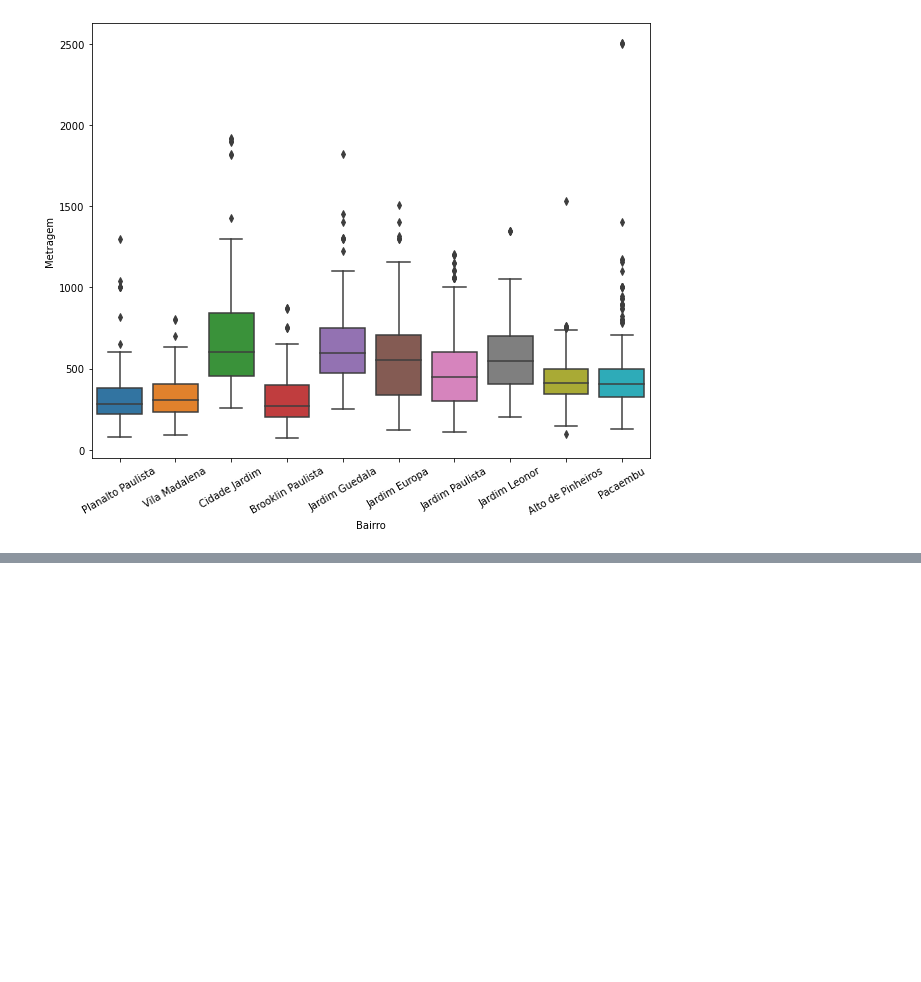
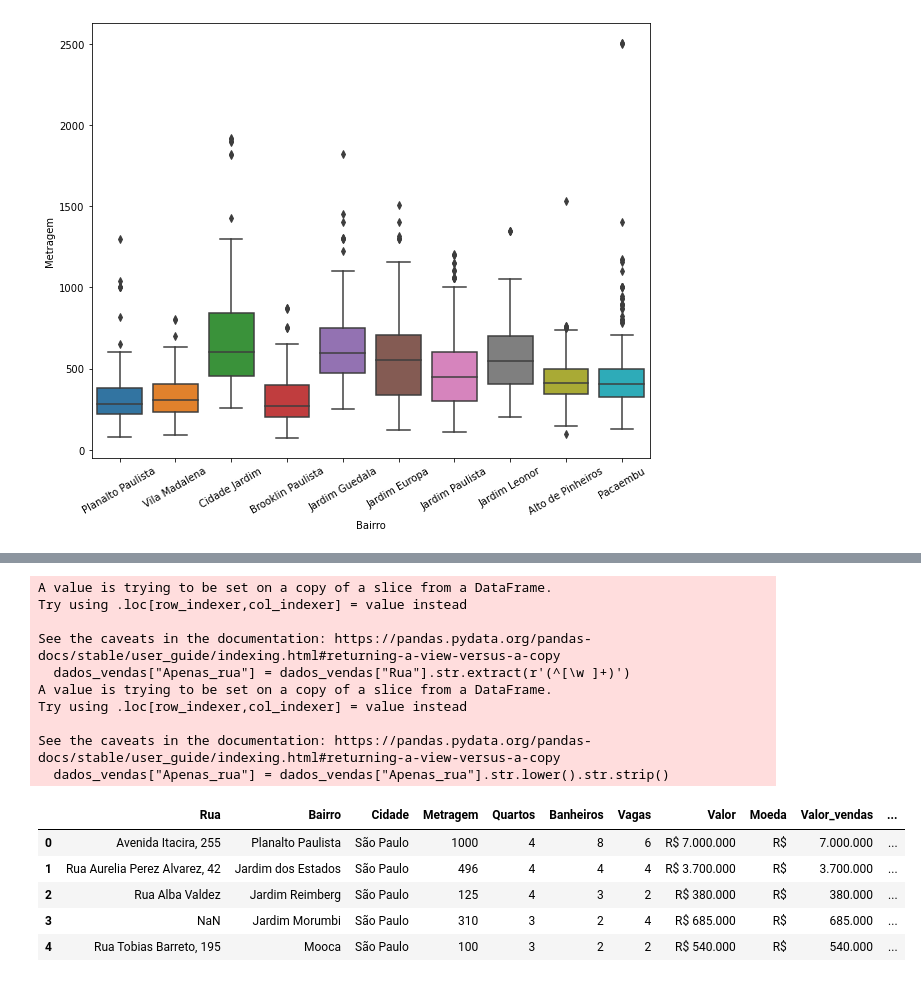
Before and after one commit to CaioPinho9/data-science, a Jupyter notebook: dados.ipynb, the cells around one changed output, grey strips where cells are left out. Saved outputs shown, nothing was run; the diff lists cells and outputs as text; code cells hidden in the pictures; blank space fills up the shorter version.

```diff
--- a/dados.ipynb
+++ b/dados.ipynb
@@ -170,0 +189,21 @@ plt.show()
+# %%
+dados_vendas["Apenas_rua"] = dados_vendas["Rua"].str.extract(r'(^[\w ]+)')
+dados_vendas["Apenas_rua"] = dados_vendas["Apenas_rua"].str.lower().str.strip()
+dados_vendas.head()
+# %% [output]
+A value is trying to be set on a copy of a slice from a DataFrame.
+Try using .loc[row_indexer,col_indexer] = value instead
+
+See the caveats in the documentation: https://pandas.pydata.org/pandas-docs/stable/user_guide/indexing.html#returning-a-view-versus-a-copy
+  dados_vendas["Apenas_rua"] = dados_vendas["Rua"].str.extract(r'(^[\w ]+)')
+A value is trying to be set on a copy of a slice from a DataFrame.
+Try using .loc[row_indexer,col_indexer] = value instead
+
+See the caveats in the documentation: https://pandas.pydata.org/pandas-docs/stable/user_guide/indexing.html#returning-a-view-versus-a-copy
+  dados_vendas["Apenas_rua"] = dados_vendas["Apenas_rua"].str.lower().str.strip()
+|  | Rua | Bairro | Cidade | Metragem | Quartos | Banheiros | Vagas | Valor | Moeda | Valor_vendas | ... |
+| 0 | Avenida Itacira, 255 | Planalto Paulista | São Paulo | 1000 | 4 | 8 | 6 | R$ 7.000.000 | R$ | 7.000.000 | ... |
+| 1 | Rua Aurelia Perez Alvarez, 42 | Jardim dos Estados | São Paulo | 496 | 4 | 4 | 4 | R$ 3.700.000 | R$ | 3.700.000 | ... |
+| 2 | Rua Alba Valdez | Jardim Reimberg | São Paulo | 125 | 4 | 3 | 2 | R$ 380.000 | R$ | 380.000 | ... |
+| 3 | NaN | Jardim Morumbi | São Paulo | 310 | 3 | 2 | 4 | R$ 685.000 | R$ | 685.000 | ... |
+| 4 | Rua Tobias Barreto, 195 | Mooca | São Paulo | 100 | 3 | 2 | 2 | R$ 540.000 | R$ | 540.000 | ... |
```
Also changed, not shown: parts of 13 cells of this notebook.
